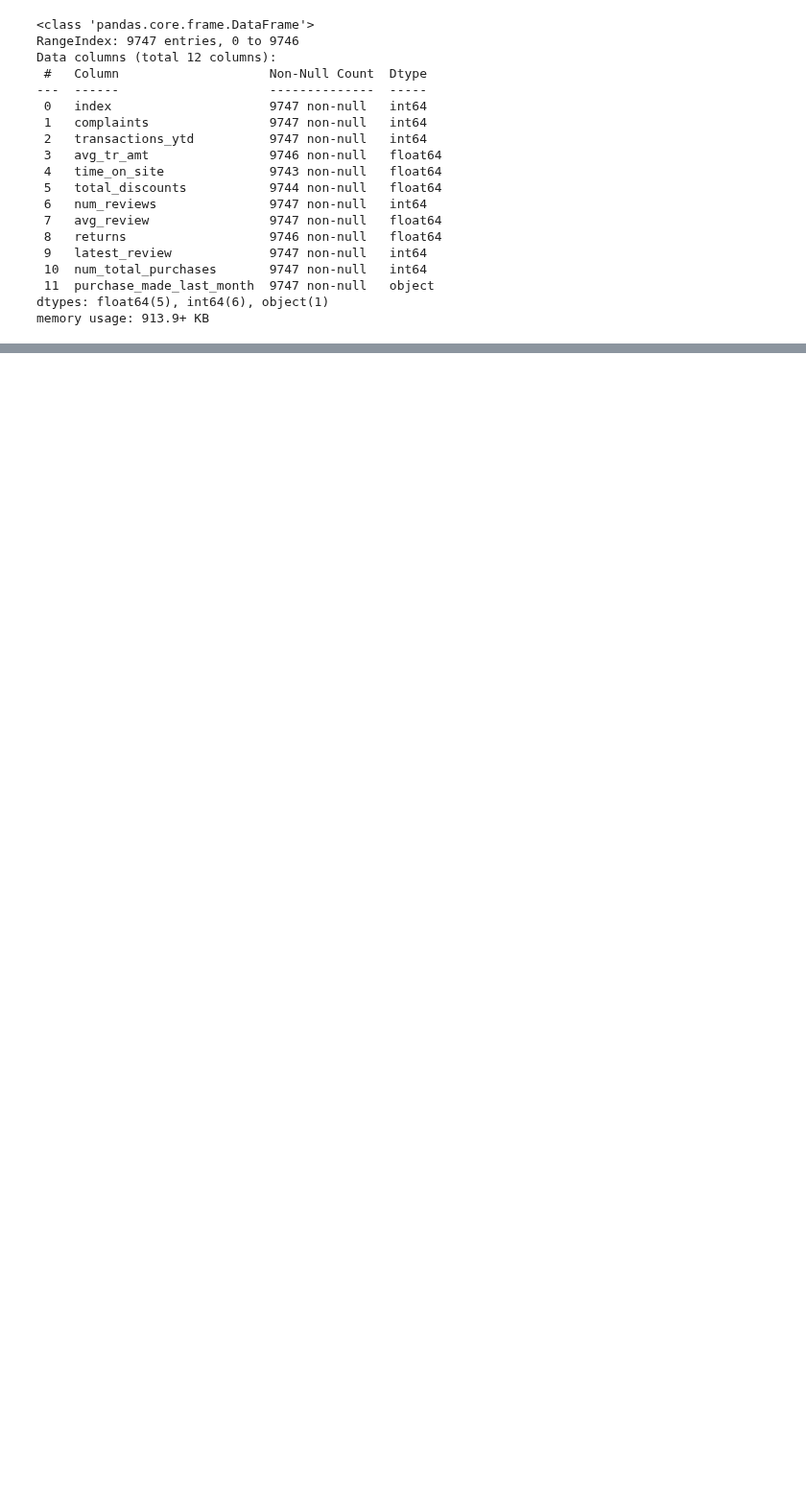
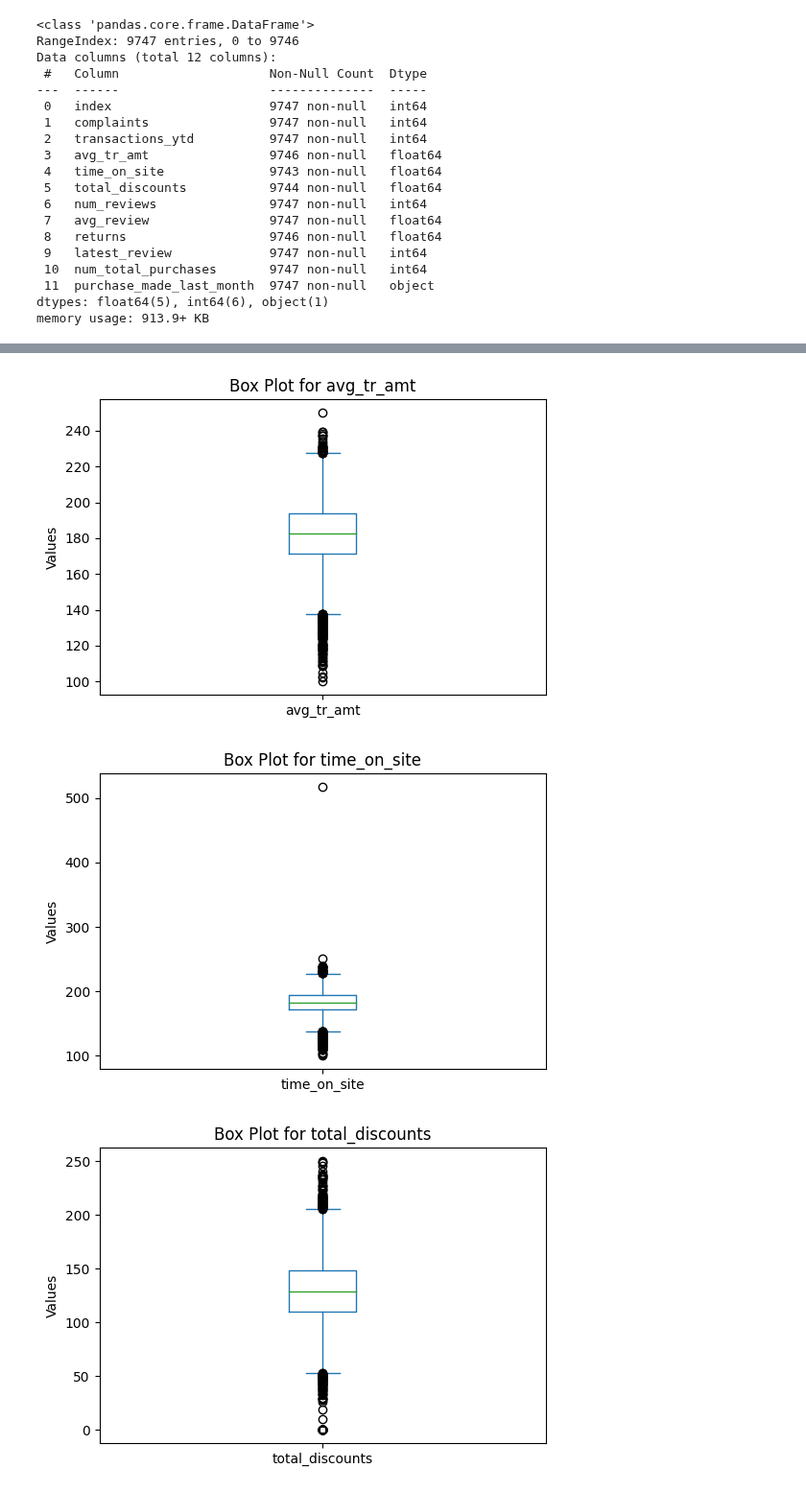
Before and after one commit to LLF00/datascience1, a Jupyter notebook: practice.ipynb, the cells around one changed output, grey strips where cells are left out. Shown at 96% size. Cells and saved outputs as stored; diff of their text form; code cells hidden in the pictures; blank space fills up the shorter version.

```diff
--- a/practice.ipynb
+++ b/practice.ipynb
@@ -29,0 +38,2 @@ memory usage: 913.9+ KB
+# %%
+df = df.dropna()
@@ -29,0 +62,23 @@ memory usage: 913.9+ KB
+# %%
+import matplotlib.pyplot as plt
+
+# Iterate over columns
+for column in df.columns:
+    # Skip non-numeric columns
+    if not df[column].dtype in [float, int]:
+        continue
+
+    # Create a box plot
+    plt.figure(figsize=(6, 4))
+    df[column].plot.box()
+
+    # Set the title and labels
+    plt.title(f'Box Plot for {column}')
+    plt.ylabel('Values')
+
+    # Show the plot
+    plt.show()
+# %% [output]
+[figure, added]
+[figure, added]
+[figure, added]
```
Also changed, not shown: parts of 52 cells of this notebook, 1 other file.
